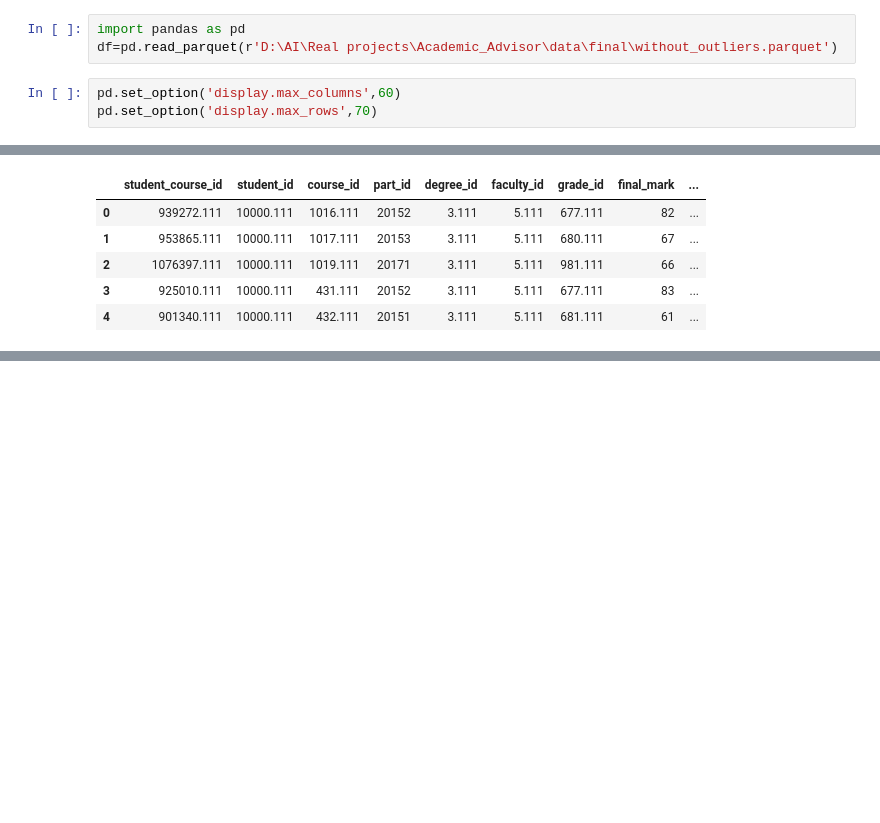
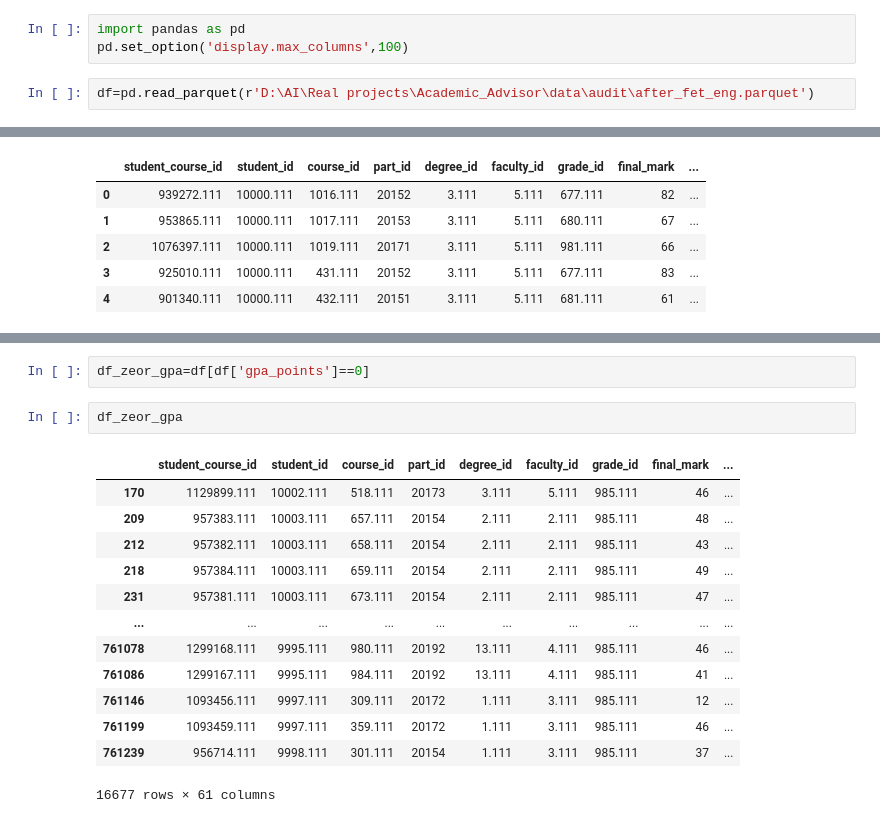
Before and after one commit to ShrkoXIII/Academic_Advisor_system, a Jupyter notebook: note_books/model_eng/read.ipynb, the cells around one changed output, grey strips where cells are left out. Cells and saved outputs as stored; diff of their text form; blank space fills up the shorter version.

```diff
--- a/note_books/model_eng/read.ipynb
+++ b/note_books/model_eng/read.ipynb
@@ -1,9 +1,8 @@
+# %%
+import pandas as pd
+pd.set_option('display.max_columns',100)
 # %%
-import pandas as pd
-df=pd.read_parquet(r'D:\AI\Real projects\Academic_Advisor\data\final\without_outliers.parquet')
+df=pd.read_parquet(r'D:\AI\Real projects\Academic_Advisor\data\audit\after_fet_eng.parquet')
-# %%
-pd.set_option('display.max_columns',60)
-pd.set_option('display.max_rows',70)
 # %%
 df.head()
 # %% [output]
@@ -601,0 +55,18 @@ df2[df2['student_id']=='10428.111']
+# %%
+df_zeor_gpa=df[df['gpa_points']==0]
+# %%
+df_zeor_gpa
+# %% [output]
+|  | student_course_id | student_id | course_id | part_id | degree_id | faculty_id | grade_id | final_mark | ... |
+| 170 | 1129899.111 | 10002.111 | 518.111 | 20173 | 3.111 | 5.111 | 985.111 | 46 | ... |
+| 209 | 957383.111 | 10003.111 | 657.111 | 20154 | 2.111 | 2.111 | 985.111 | 48 | ... |
+| 212 | 957382.111 | 10003.111 | 658.111 | 20154 | 2.111 | 2.111 | 985.111 | 43 | ... |
+| 218 | 957384.111 | 10003.111 | 659.111 | 20154 | 2.111 | 2.111 | 985.111 | 49 | ... |
+| 231 | 957381.111 | 10003.111 | 673.111 | 20154 | 2.111 | 2.111 | 985.111 | 47 | ... |
+| ... | ... | ... | ... | ... | ... | ... | ... | ... | ... |
+| 761078 | 1299168.111 | 9995.111 | 980.111 | 20192 | 13.111 | 4.111 | 985.111 | 46 | ... |
+| 761086 | 1299167.111 | 9995.111 | 984.111 | 20192 | 13.111 | 4.111 | 985.111 | 41 | ... |
+| 761146 | 1093456.111 | 9997.111 | 309.111 | 20172 | 1.111 | 3.111 | 985.111 | 12 | ... |
+| 761199 | 1093459.111 | 9997.111 | 359.111 | 20172 | 1.111 | 3.111 | 985.111 | 46 | ... |
+| 761239 | 956714.111 | 9998.111 | 301.111 | 20154 | 1.111 | 3.111 | 985.111 | 37 | ... |
+16677 rows × 61 columns
```
Also changed, not shown: parts of 22 cells of this notebook, 7 other files.
